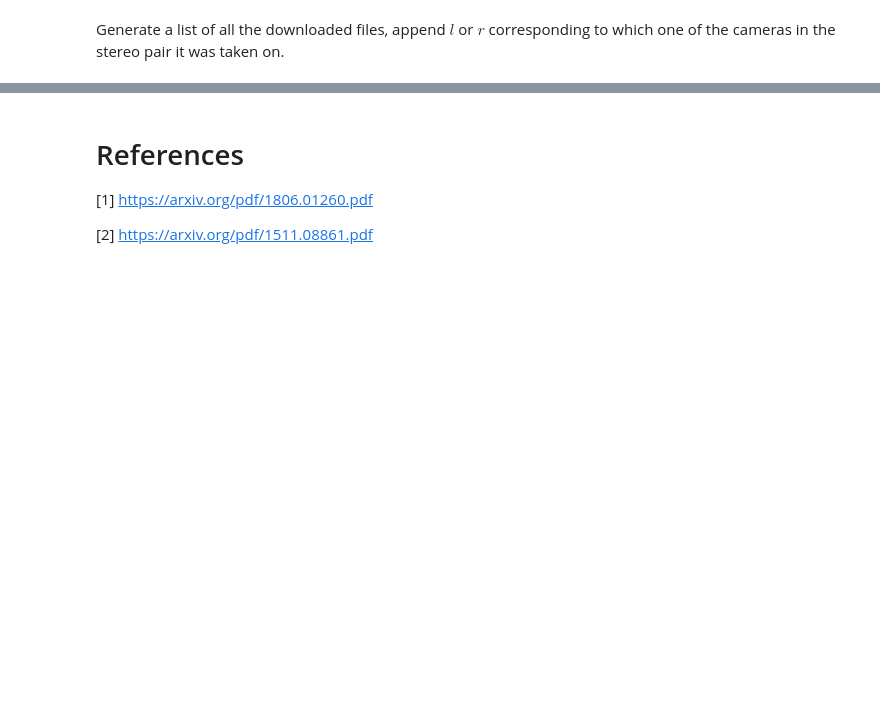
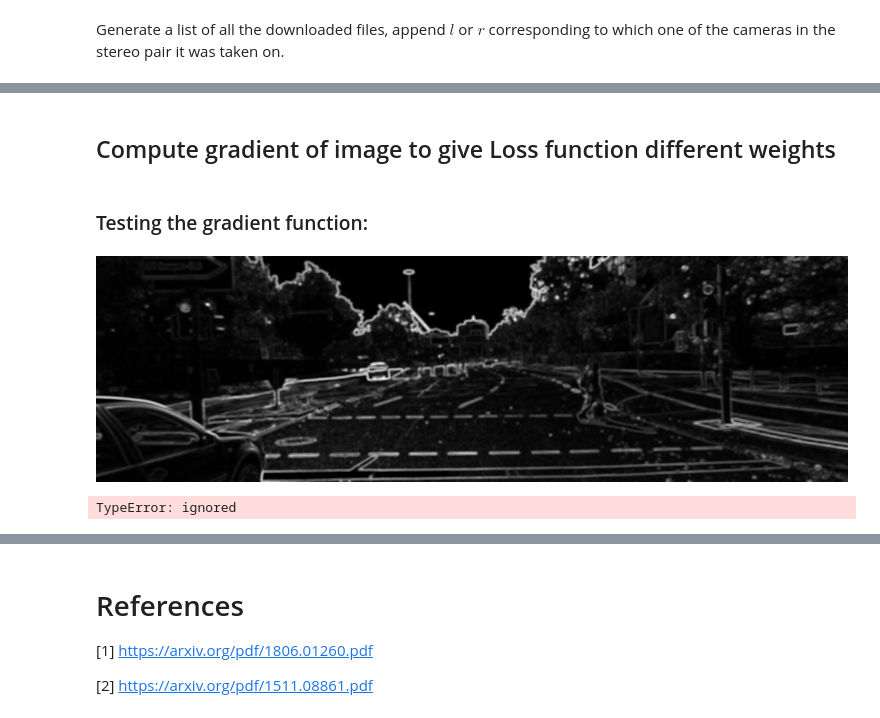
Before and after one commit to ArjunNarayan2066/CS484_project, a Jupyter notebook: cs484_project.ipynb, the cells around one changed output, grey strips where cells are left out. Drawn from its saved outputs; the diff is of its cells as text; code cells hidden in the pictures; blank space fills up the shorter version.

Commit message:
Trying to run weighted gradient

```diff
--- a/cs484_project.ipynb
+++ b/cs484_project.ipynb
@@ -209,0 +330,2 @@ KeyboardInterrupt
+# %% [markdown]
+## Compute gradient of image to give Loss function different weights
@@ -209,0 +359,20 @@ KeyboardInterrupt
+# %% [markdown]
+### Testing the gradient function:
+# %%
+
+# Read in image
+im = Image.open("./kitti_data/2011_09_28/2011_09_28_drive_0002_sync/image_00/data/0000000172.jpg")
+
+# Convert to tensor and compute gradient
+t = transforms.ToTensor()
+t_im = t(im)[None]
+t_im.shape
+grad = get_gradient(t_im, gauss_blur_sigma=2)
+
+
+t2 = transforms.ToPILImage()
+g = t2(grad[0])
+
+g
+# %% [output]
+[figure, added]
@@ -210,3 +579,8 @@ KeyboardInterrupt
+# %%
+train = MyTraining(12)
+train.run_training_loop()
+# %% [output]
+TypeError: ignored
 # %%
 # ! python monodepth2/export_gt_depth.py --data_path kitti_data --split eigen
 # %%
```
Also changed, not shown: parts of 24 cells of this notebook.
